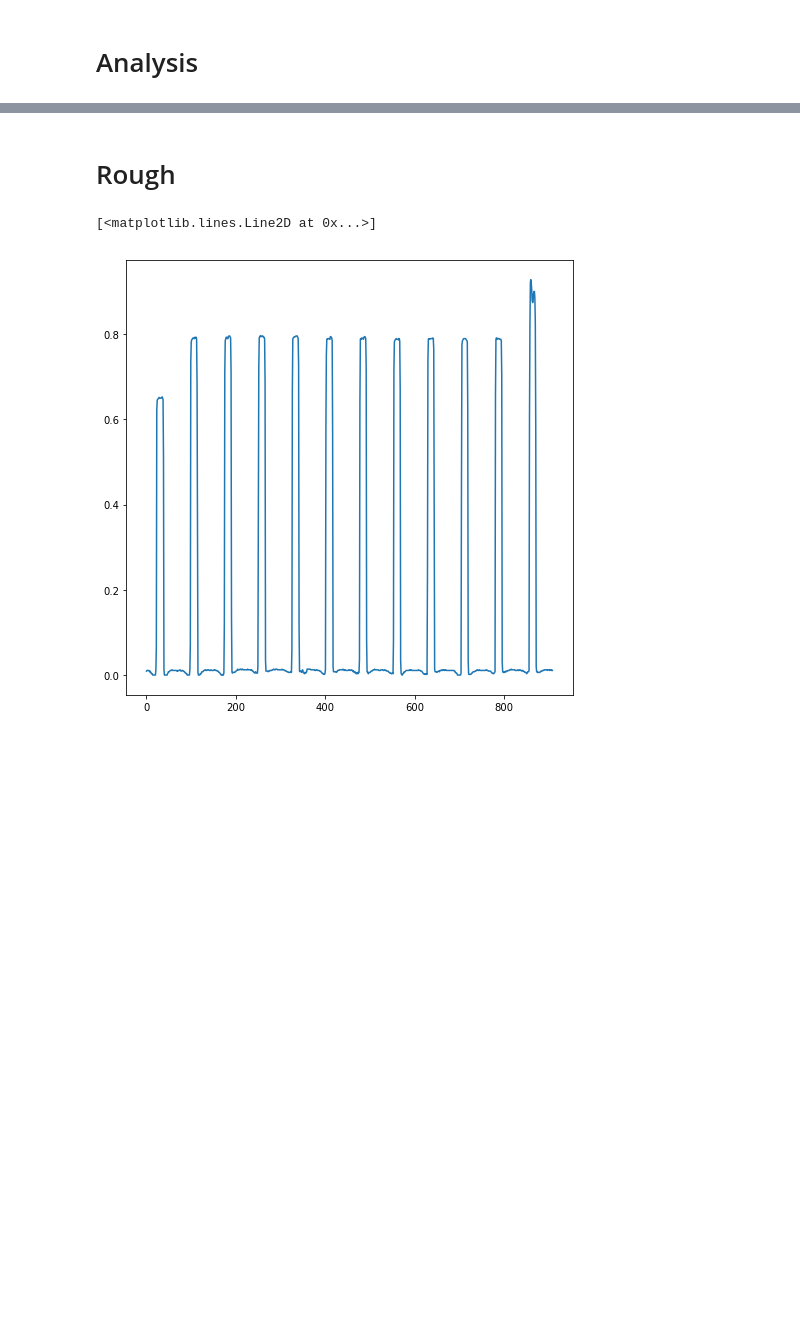
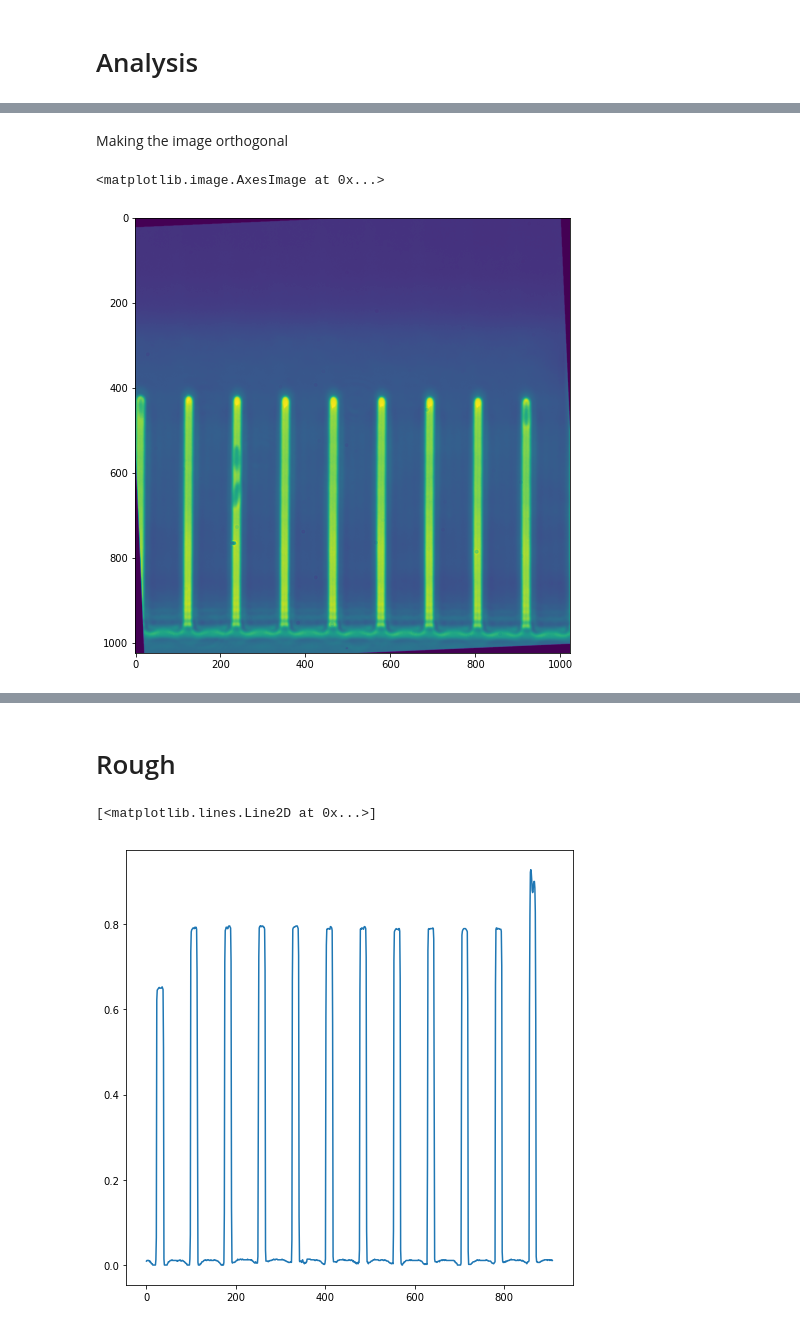
Before and after one commit to ShaswataRoy/Mother-Machine, a Jupyter notebook: Mother Machine.ipynb, the cells around one changed output, grey strips where cells are left out. Cells and saved outputs as stored; diff of their text form; code cells hidden in the pictures; blank space fills up the shorter version.

```diff
--- a/Mother Machine.ipynb
+++ b/Mother Machine.ipynb
@@ -210,0 +206,9 @@ plt.imshow(AutoDetect(image,1)[0])
+# %% [markdown]
+Making the image orthogonal
+# %%
+rot90 = 1
+image_rotated = rotate(image,AutoRotate(image)+90*rot90)
+plt.imshow(image_rotated)
+# %% [output]
+<matplotlib.image.AxesImage at 0x...>
+[figure, added]
```
Also changed, not shown: parts of 15 cells of this notebook.
